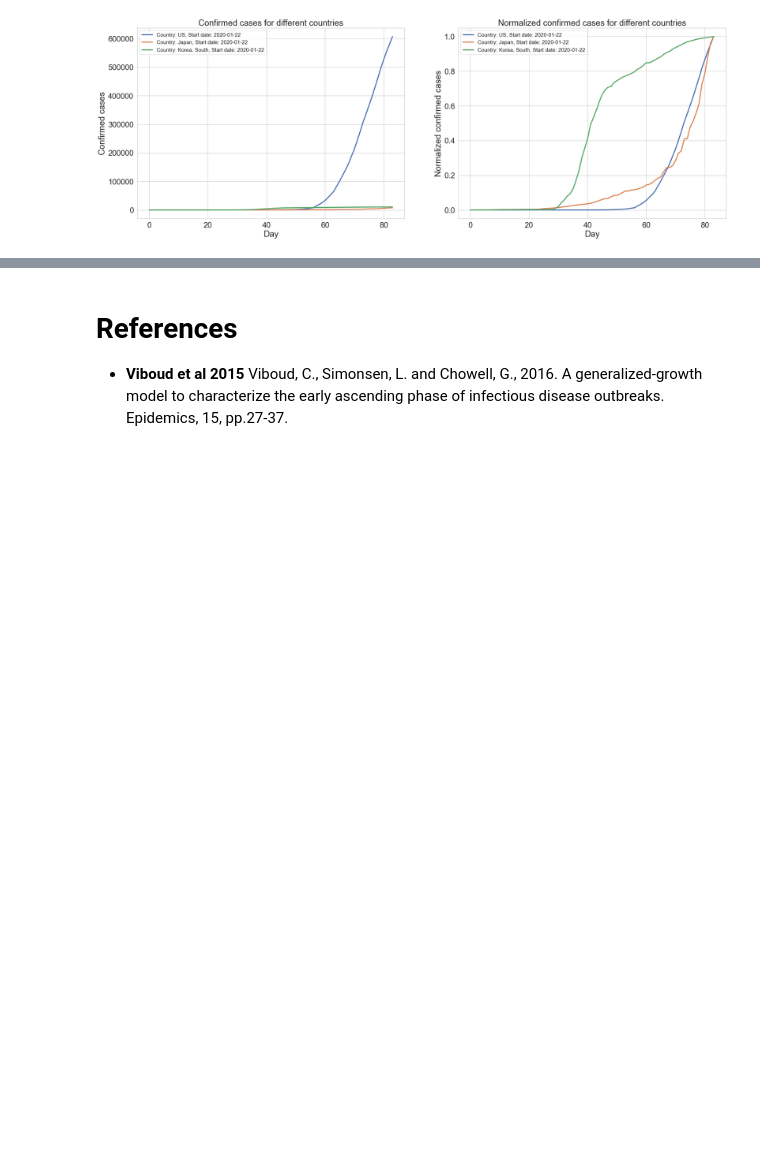
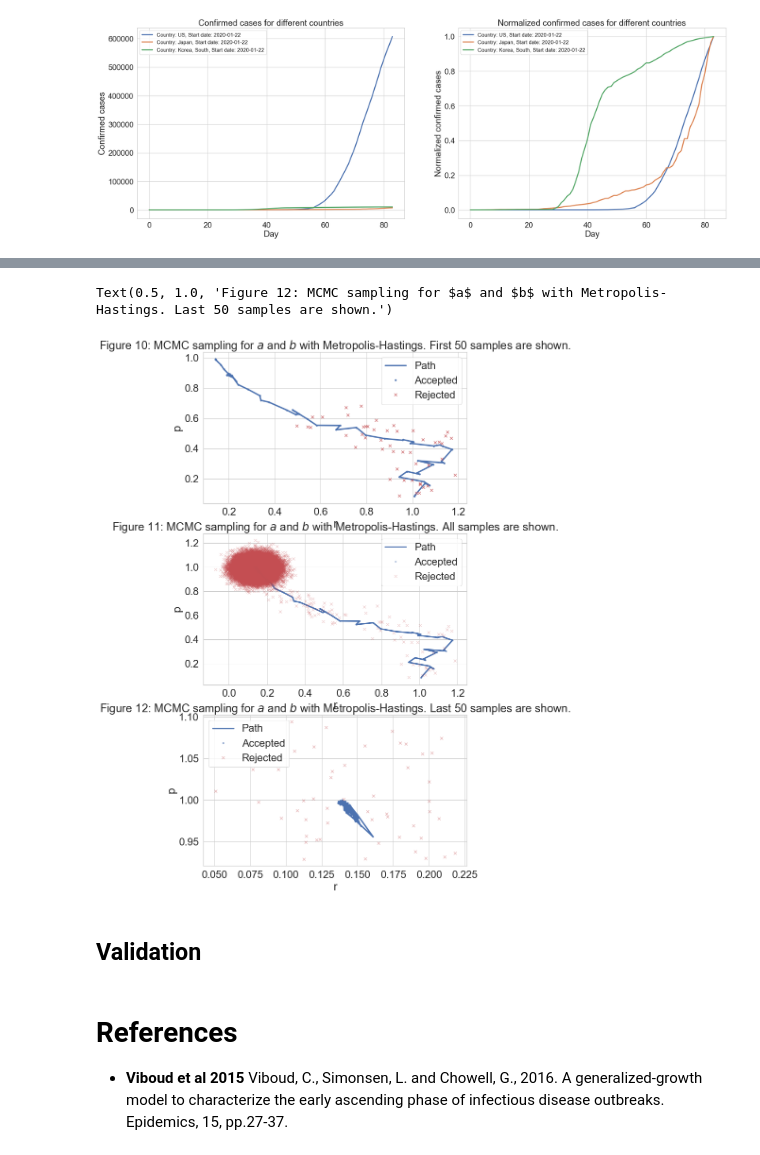
Before and after one commit to prashjha/StudyCovid19, a Jupyter notebook: process/bayesian/Assignment on Bayesian Inversion.ipynb, the cells around one changed output, grey strips where cells are left out. Drawn from its saved outputs; the diff is of its cells as text; code cells hidden in the pictures; blank space fills up the shorter version.

```diff
--- a/process/bayesian/Assignment on Bayesian Inversion.ipynb
+++ b/process/bayesian/Assignment on Bayesian Inversion.ipynb
@@ -56,0 +151,2 @@ Num days: 84
+# %%
+accepted, rejected = metropolis_hastings(log_likelihood,prior,transition_model,[1, 0], 50000,data_c,acceptance_rule)
@@ -57,3 +157,38 @@ Num days: 84
+# %%
+fig = plt.figure(figsize=(10,20))
+ax = fig.add_subplot(3,1,1)
+ax.plot(accepted[:50,0], accepted[:50,1], label="Path")
+ax.plot(accepted[:50,0], accepted[:50,1], 'b.', label='Accepted')
+ax.plot(rejected[:50,0], rejected[:50,1], 'rx', label='Rejected')
+ax.set_xlabel("r")
+ax.set_ylabel("p")
+ax.legend()
+ax.set_title("Figure 10: MCMC sampling for $a$ and $b$ with Metropolis-Hastings. First 50 samples are shown.")
+
+
+ax = fig.add_subplot(3,1,2)
+ax.plot(accepted[:,0], accepted[:,1], label="Path")
+ax.plot(accepted[:,0], accepted[:,1], 'b.', label='Accepted',alpha=0.3)
+ax.plot(rejected[:,0], rejected[:,1], 'rx', label='Rejected',alpha=0.3)
+ax.set_xlabel("r")
+ax.set_ylabel("p")
+ax.legend()
+ax.set_title("Figure 11: MCMC sampling for $a$ and $b$ with Metropolis-Hastings. All samples are shown.")
+
+to_show=50
+ax = fig.add_subplot(3,1,3)
+ax.plot(accepted[-to_show:,0], accepted[-to_show:,1], label="Path")
+ax.plot(accepted[-to_show:,0], accepted[-to_show:,1], 'b.', label='Accepted',alpha=0.5)
+ax.plot(rejected[-to_show:,0], rejected[-to_show:,1], 'rx', label='Rejected',alpha=0.5)
+ax.set_xlabel("r")
+ax.set_ylabel("p")
+ax.legend()
+ax.set_title("Figure 12: MCMC sampling for $a$ and $b$ with Metropolis-Hastings. Last 50 samples are shown.")
+# %% [output]
+Text(0.5, 1.0, 'Figure 12: MCMC sampling for $a$ and $b$ with Metropolis-Hastings. Last 50 samples are shown.')
+[figure, added]
+# %% [markdown]
+## Validation
 # %% [markdown]
 # References
 
```
Also changed, not shown: parts of 8 cells of this notebook.
